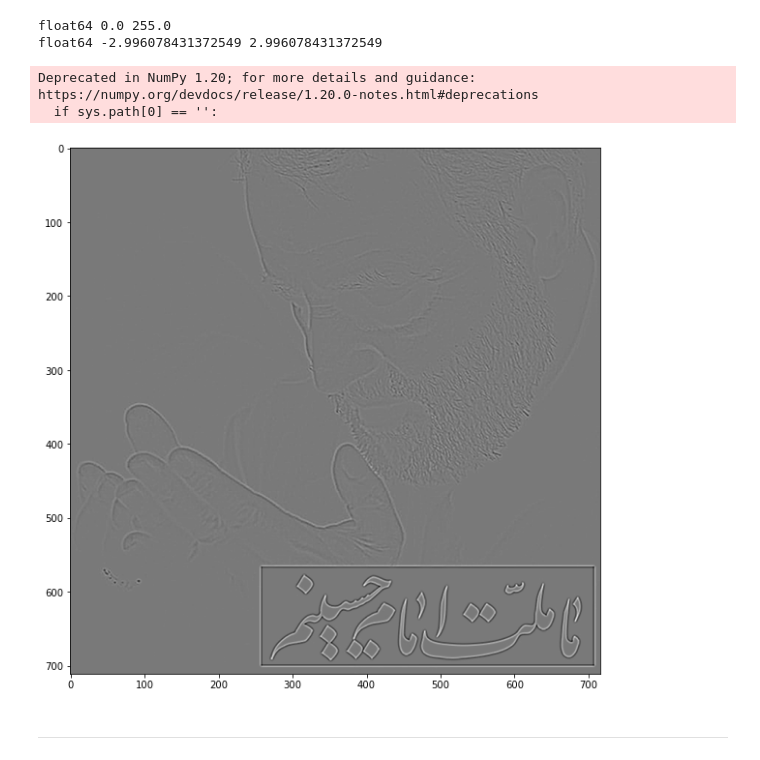
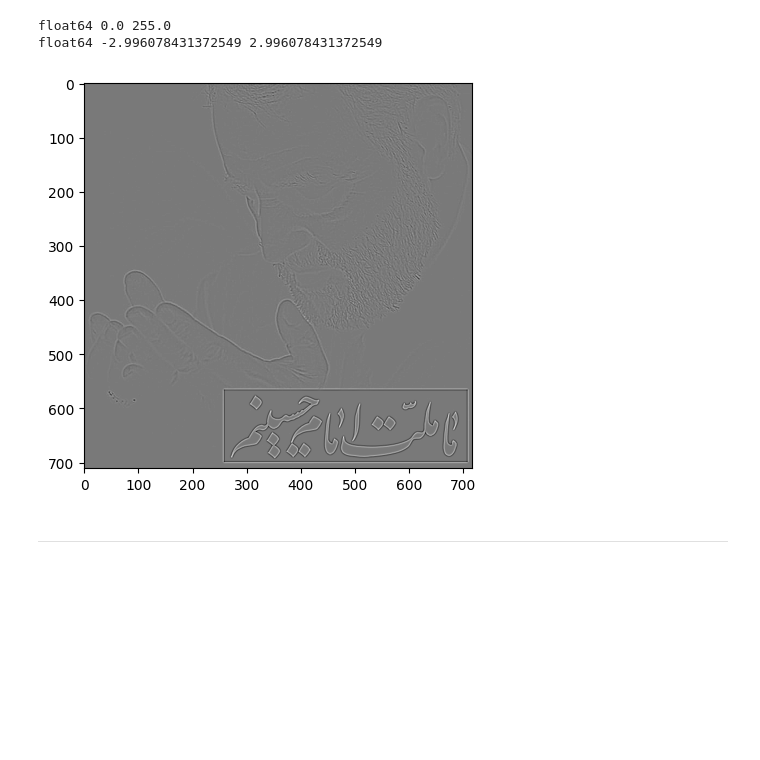
Before and after one commit to mamintoosi-cs/pytorch-workshop, a Jupyter notebook: App_Image.ipynb, the cells around one changed output. Cells and saved outputs as stored; diff of their text form; code cells hidden in the pictures; blank space fills up the shorter version.

```diff
--- a/App_Image.ipynb
+++ b/App_Image.ipynb
@@ -7,3 +7,21 @@
 ## Notebook Introduction
 # %% [markdown]
 In this short notebook, we will see how to read an image and apply Prewitt filter on it
+# %%
+# %matplotlib notebook
+from scipy import signal
+from scipy import misc,ndimage
+from skimage import color
+from skimage import io
+import numpy as np
+import matplotlib.pyplot as plt
+import requests
+from PIL import Image
+from io import BytesIO
+
+img_url = "https://raw.githubusercontent.com/mamintoosi-cs/pytorch-workshop/master/data/Soleymani_mellat.jpg"
+# img = color.rgb2gray(io.imread('data/Soleymani_mellat.jpg'))
+response = requests.get(img_url) # this gets the image data from the URL
+img = io.imread(BytesIO(response.content))
+plt.imshow(img)
+img.shape
@@ -9,0 +31,3 @@ In this short notebook, we will see how to read an image and apply Prewitt filte
+# %%
+img = color.rgb2gray(img)
+img.shape, img.min(), img.max()
@@ -10,18 +36,8 @@ In this short notebook, we will see how to read an image and apply Prewitt filte
 # %%
-# %matplotlib notebook
-from scipy import signal
-from scipy import misc,ndimage
-from skimage import color
-from skimage import io
-import numpy as np
-import matplotlib.pyplot as plt
-
-
-img = color.rgb2gray(io.imread('data/Soleymani_mellat.jpg'))
 # kh = np.array([[-1, 0, 1], [-1, 0, 1], [-1, 0, 1]], dtype = np.float)
 # kv = np.array([[-1, -1, -1], [0, 0, 0], [1, 1, 1]], dtype = np.float)
-kh = np.array([[1, 0, -1], [1, 0, -1], [1, 0, -1]], dtype = np.float)
-kv = np.array([[1, 1, 1], [0, 0, 0], [-1, -1, -1]], dtype = np.float)
+kh = np.array([[1, 0, -1], [1, 0, -1], [1, 0, -1]], dtype = np.float32)
+kv = np.array([[1, 1, 1], [0, 0, 0], [-1, -1, -1]], dtype = np.float32)
 gx = signal.convolve2d(img, kh)
 gy = signal.convolve2d(img, kv)
 
@@ -54,38 +67,36 @@ float64 -2.996078431372549 2.996078431372549
 # %%
 import cv2
 import numpy as np
 
 # Apply Gaussian Blur
 blur = cv2.GaussianBlur(img,(3,3),0)
 
 # Apply Laplacian operator in some higher datatype
 laplacian_cv2 = cv2.Laplacian(blur,cv2.CV_64F)
 g = laplacian_cv2
 laplacian_cv2 = (g-g.min())/ (g.max()-g.min())# * 255.0
 
-f = np.array([[1, 1, 1], [1, -8, 1], [1, 1, 1]], dtype = np.float)
+f = np.array([[1, 1, 1], [1, -8, 1], [1, 1, 1]], dtype = np.float32)
 L = signal.convolve2d(img, f)
 
 g = L
 g = (g-g.min())/ (g.max()-g.min())# * 255.0
 # g *= 255.0 / g.max()
 
-fig = plt.figure(figsize=(10,10))
+fig = plt.figure(figsize=(5,5))
 plt.gray()  # show the filtered result in grayscale
 # ax1 = fig.add_subplot(221)  # upper left side
 # ax2 = fig.add_subplot(222)  # upper right side
 # ax3 = fig.add_subplot(223)  # lower left side
 ax4 = fig.add_subplot(111)  # lower right side
 # ax1.imshow(img)
 # ax2.imshow(g)
 # ax3.imshow(laplacian_cv2)
 ax4.imshow(laplacian_cv2)
 plt.show()
 # print(type(g), type(laplacian_cv2))
 # %% [output]
-Deprecated in NumPy 1.20; for more details and guidance: https://numpy.org/devdocs/release/1.20.0-notes.html#deprecations
-  if sys.path[0] == '':
-[figure, old version]
+[figure, new version]
 # %% [markdown]
 ___
 # %% [markdown]
```
Also changed, not shown: parts of 7 cells of this notebook, 1 other file.
